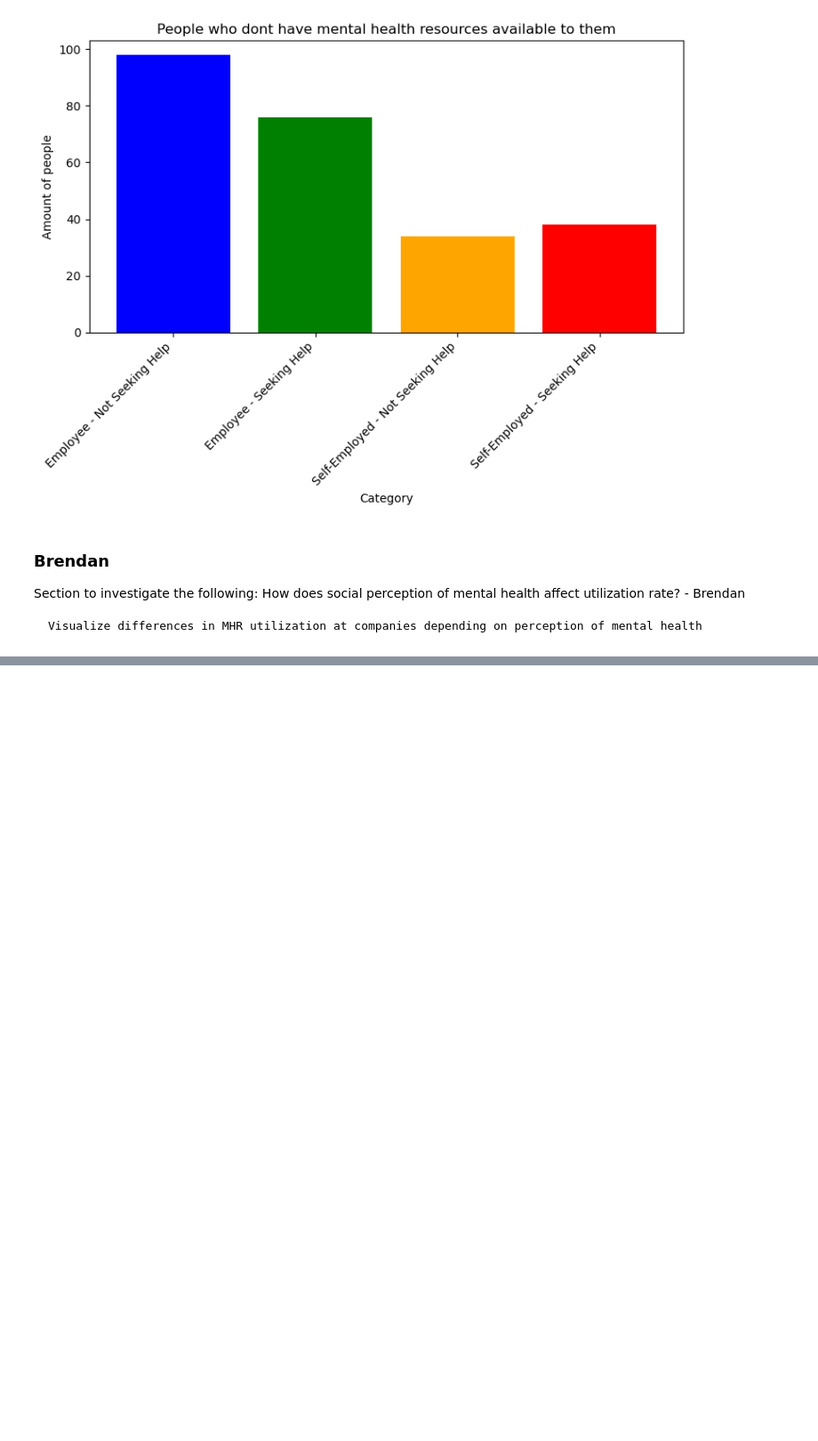
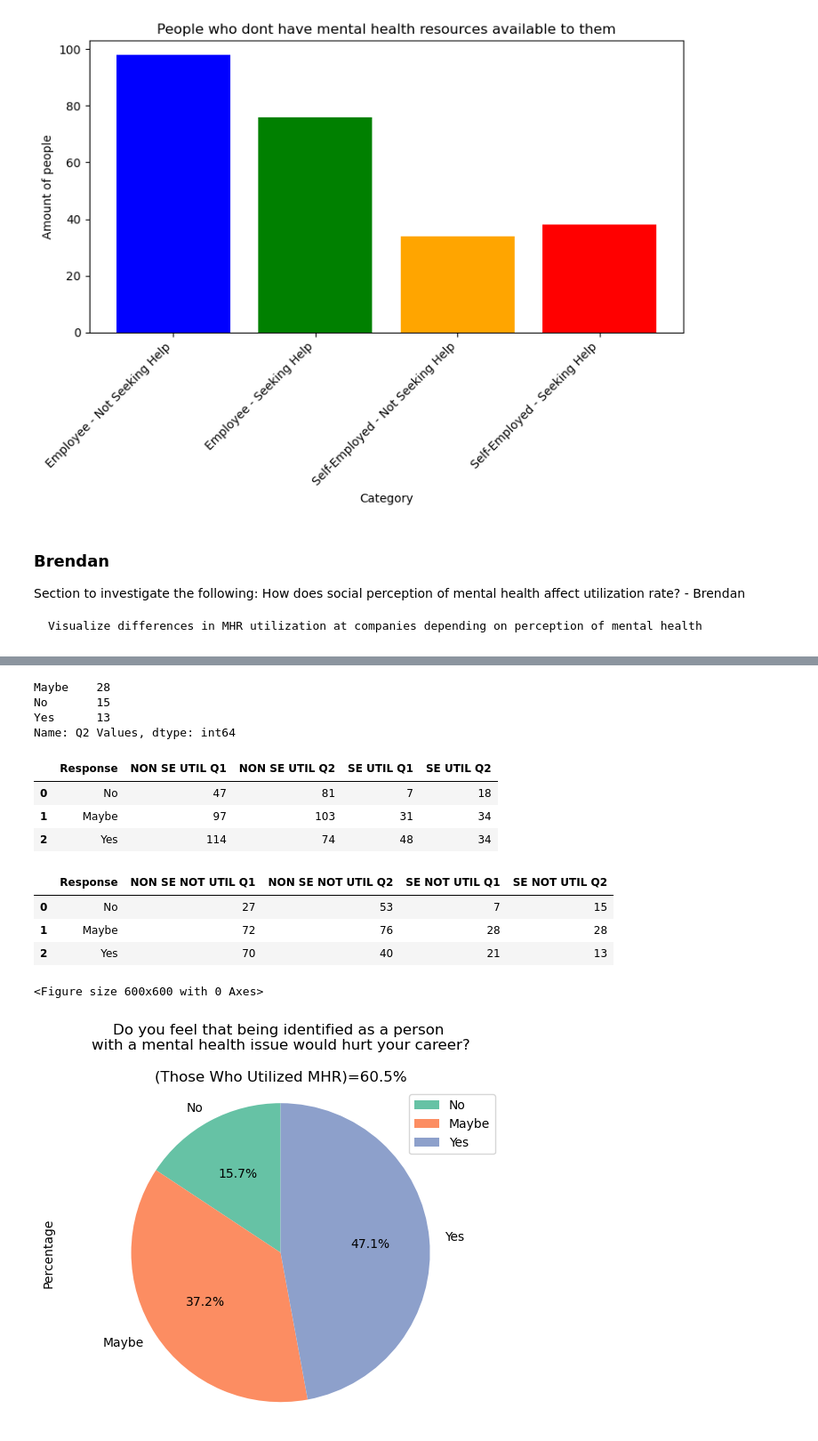
Before and after one commit to June-buggy/Project_01, a Jupyter notebook: Project_01.ipynb, the cells around one changed output, grey strips where cells are left out. Shown at 89% size. Drawn from its saved outputs; the diff is of its cells as text; code cells hidden in the pictures; blank space fills up the shorter version.

```diff
--- a/Project_01.ipynb
+++ b/Project_01.ipynb
@@ -1665,0 +1756,18 @@ How does social perception of mental health affect utilization rate? - Brendan
+# %%
+#Get total of "No, Maybe, Yes" responses for both questions for non-self employed workers and self employed workers
+non_se_util = mh_data.loc[(mh_data["Does your employer provide mental health benefits as part of healthcare coverage?"] =="Yes") & (mh_data["Do you currently have a mental health disorder?"]=="Yes"),["Q1 Values", "Q2 Values"]]
+non_se_util.iloc[:,1].value_counts()
+
+non_se_not_util = mh_data.loc[(mh_data["Does your employer provide mental health benefits as part of healthcare coverage?"] =="Yes") & (mh_data["Do you currently have a mental health disorder?"]=="No"),["Q1 Values", "Q2 Values"]]
+non_se_not_util.iloc[:,1].value_counts()
+
+se_util = mh_data.loc[(mh_data["Do you have medical coverage, private insurance or state-provided, which includes treatment of mental health issues?"] ==1.0) & (mh_data["Do you currently have a mental health disorder?"]=="Yes"),["Q1 Values", "Q2 Values"]]
+se_util.iloc[:,1].value_counts()
+
+se_not_util = mh_data.loc[(mh_data["Do you have medical coverage, private insurance or state-provided, which includes treatment of mental health issues?"] ==1.0) & (mh_data["Do you currently have a mental health disorder?"]=="No"),["Q1 Values", "Q2 Values"]]
+se_not_util.iloc[:,1].value_counts()
+# %% [output]
+Maybe    28
+No       15
+Yes      13
+Name: Q2 Values, dtype: int64
@@ -1665,0 +1812,39 @@ How does social perception of mental health affect utilization rate? - Brendan
+# %%
+#Dataframe for responses to both questions (people utilizing mhr)
+
+responses= ["No", "Maybe", "Yes"]
+
+utilizing = pd.DataFrame({"Response": responses,
+                         "NON SE UTIL Q1": q1_non_se_util,
+                         "NON SE UTIL Q2": q2_non_se_util,
+                         "SE UTIL Q1": q1_se_util,
+                         "SE UTIL Q2": q2_se_util})
+utilizing
+# %% [output]
+|  | Response | NON SE UTIL Q1 | NON SE UTIL Q2 | SE UTIL Q1 | SE UTIL Q2 |
+| 0 | No | 47 | 81 | 7 | 18 |
+| 1 | Maybe | 97 | 103 | 31 | 34 |
+| 2 | Yes | 114 | 74 | 48 | 34 |
+# %%
+#Each question makes up the 60.5% (Utilize)
+q1_util_no = 54 #15.7%
+q1_util_maybe = 128 #37.2%
+q1_util_yes = 162 #47.1%
+
+q2_util_no = 99 #28.8%
+q2_util_maybe = 137 #39.8%
+q2_util_yes = 108 #31.4%
+# %%
+#Dataframe for responses to both questions (people not utilizing mhr)
+
+not_utilizing = pd.DataFrame({"Response": responses,
+                             "NON SE NOT UTIL Q1": q1_non_se_not_util,
+                             "NON SE NOT UTIL Q2": q2_non_se_not_util,
+                             "SE NOT UTIL Q1": q1_se_not_util,
+                             "SE NOT UTIL Q2": q2_se_not_util})
+not_utilizing
+# %% [output]
+|  | Response | NON SE NOT UTIL Q1 | NON SE NOT UTIL Q2 | SE NOT UTIL Q1 | SE NOT UTIL Q2 |
+| 0 | No | 27 | 53 | 7 | 15 |
+| 1 | Maybe | 72 | 76 | 28 | 28 |
+| 2 | Yes | 70 | 40 | 21 | 13 |
@@ -1665,0 +1860,20 @@ How does social perception of mental health affect utilization rate? - Brendan
+# %%
+#Pie Chart for Question 1 (People who utilized MHR)
+
+q1_60 = {'Category': ['No', 'Maybe', 'Yes'],
+        'Percentage': [q1_util_no, q1_util_maybe, q1_util_yes]}
+
+df = pd.DataFrame(q1_60)
+
+
+
+plt.figure(figsize=(6, 6))
+df['Percentage'] = df['Percentage'].astype(float)
+df.plot(kind='pie', y='Percentage', labels=df['Category'], autopct='%1.1f%%', startangle=90)
+plt.title('Do you feel that being identified as a person \nwith a mental health issue would hurt your career?\n\n(Those Who Utilized MHR)=60.5%')
+plt.axis('equal')
+
+plt.show()
+# %% [output]
+<Figure size 600x600 with 0 Axes>
+[figure, added]
```
Also changed, not shown: parts of 15 cells of this notebook.
